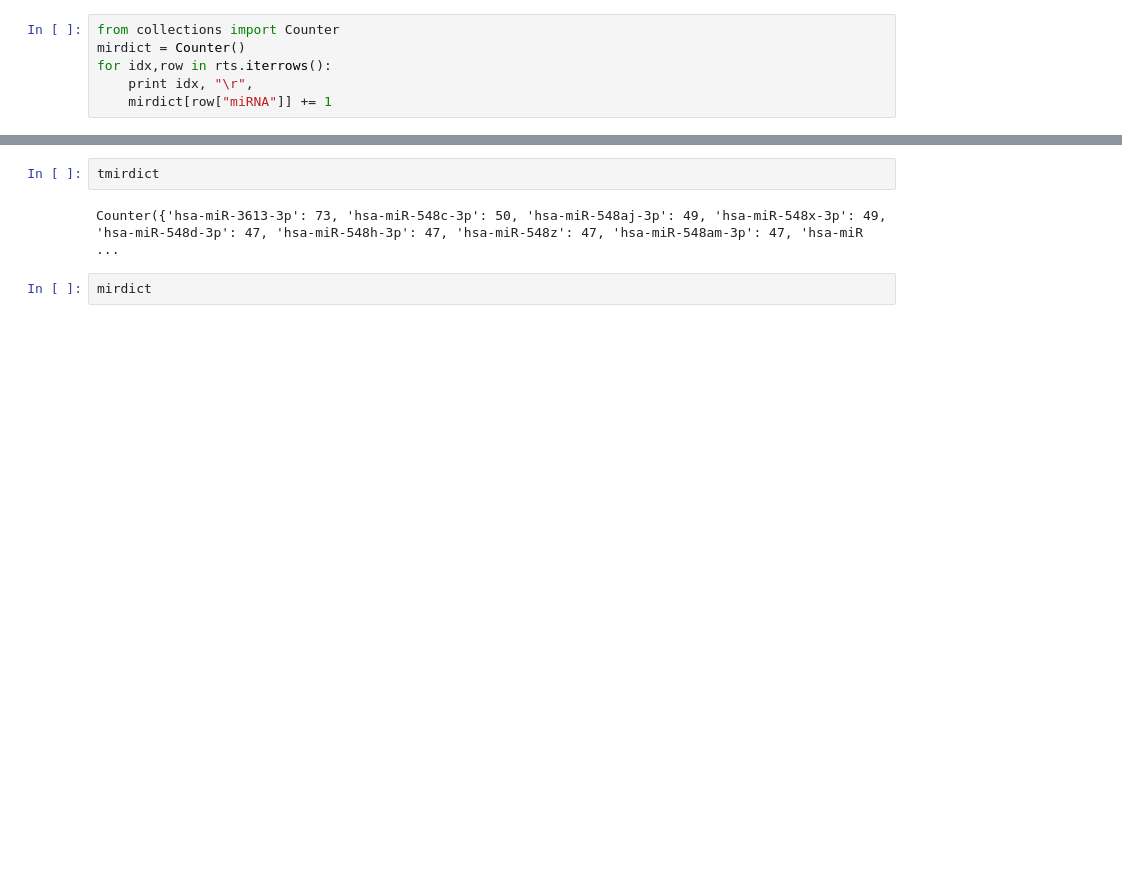
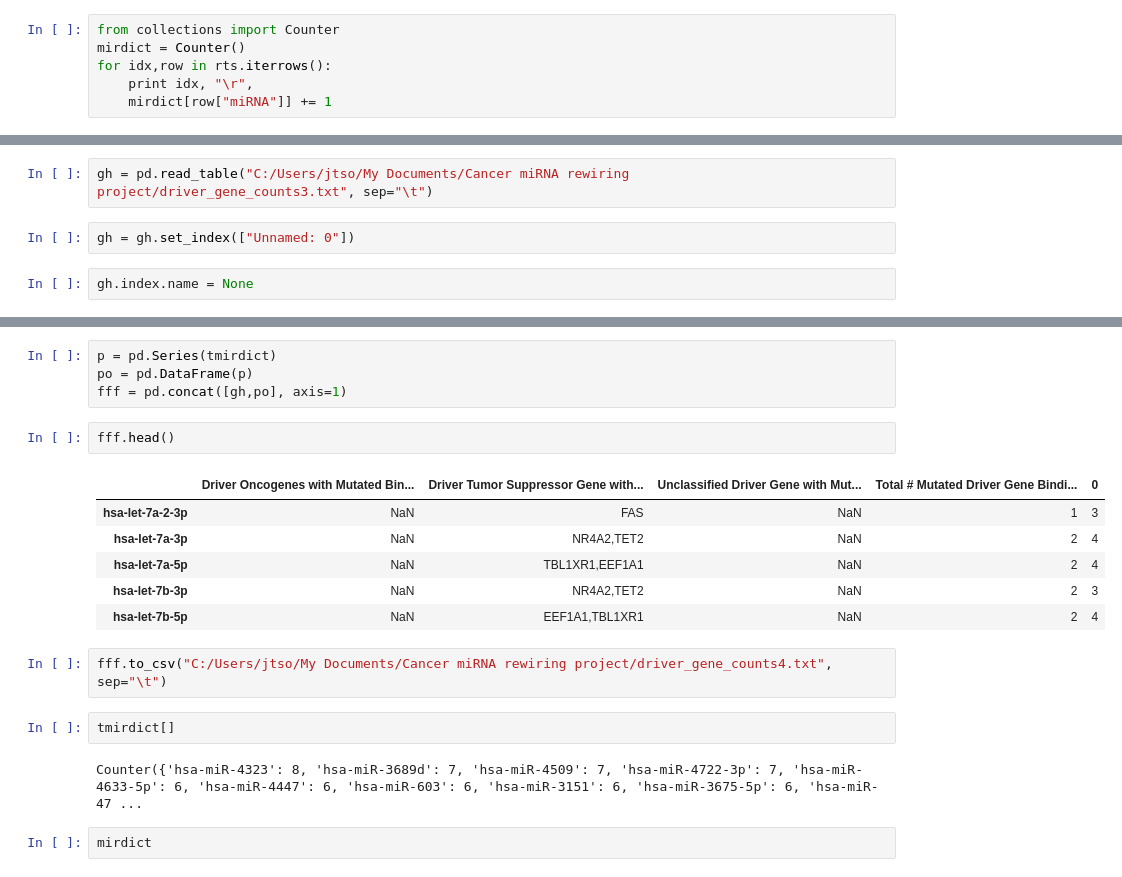
Before and after one commit to choyichen/tcga-mir-rewire, a Jupyter notebook: Oncogenes/Uniprot Fisher.ipynb, the cells around one changed output, grey strips where cells are left out. Saved outputs shown, nothing was run; the diff lists cells and outputs as text; blank space fills up the shorter version.

```diff
--- a/Oncogenes/Uniprot Fisher.ipynb
+++ b/Oncogenes/Uniprot Fisher.ipynb
@@ -426,0 +379,6 @@ for idx,row in trts.iterrows():
+# %%
+gh = pd.read_table("C:/Users/jtso/My Documents/Cancer miRNA rewiring project/driver_gene_counts3.txt", sep="\t")
+# %%
+gh = gh.set_index(["Unnamed: 0"])
+# %%
+gh.index.name = None
@@ -427,7 +394,22 @@ for idx,row in trts.iterrows():
+# %%
+p = pd.Series(tmirdict)
+po = pd.DataFrame(p)
+fff = pd.concat([gh,po], axis=1)
+# %%
+fff.head()
+# %% [output]
+|  | Driver Oncogenes with Mutated Bin... | Driver Tumor Suppressor Gene with... | Unclassified Driver Gene with Mut... | Total # Mutated Driver Gene Bindi... | 0 |
+| hsa-let-7a-2-3p | NaN | FAS | NaN | 1 | 3 |
+| hsa-let-7a-3p | NaN | NR4A2,TET2 | NaN | 2 | 4 |
+| hsa-let-7a-5p | NaN | TBL1XR1,EEF1A1 | NaN | 2 | 4 |
+| hsa-let-7b-3p | NaN | NR4A2,TET2 | NaN | 2 | 3 |
+| hsa-let-7b-5p | NaN | EEF1A1,TBL1XR1 | NaN | 2 | 4 |
+# %%
+fff.to_csv("C:/Users/jtso/My Documents/Cancer miRNA rewiring project/driver_gene_counts4.txt", sep="\t")
 # %%
-tmirdict
+tmirdict[]
 # %% [output]
-Counter({'hsa-miR-3613-3p': 73, 'hsa-miR-548c-3p': 50, 'hsa-miR-548aj-3p': 49, 'hsa-miR-548x-3p': 49, 'hsa-miR-548d-3p': 47, 'hsa-miR-548h-3p': 47, 'hsa-miR-548z': 47, 'hsa-miR-548am-3p': 47, 'hsa-miR ...
+Counter({'hsa-miR-4323': 8, 'hsa-miR-3689d': 7, 'hsa-miR-4509': 7, 'hsa-miR-4722-3p': 7, 'hsa-miR-4633-5p': 6, 'hsa-miR-4447': 6, 'hsa-miR-603': 6, 'hsa-miR-3151': 6, 'hsa-miR-3675-5p': 6, 'hsa-miR-47 ...
 # %%
 mirdict
 # %% [output]
```
Also changed, not shown: parts of 20 cells of this notebook.
